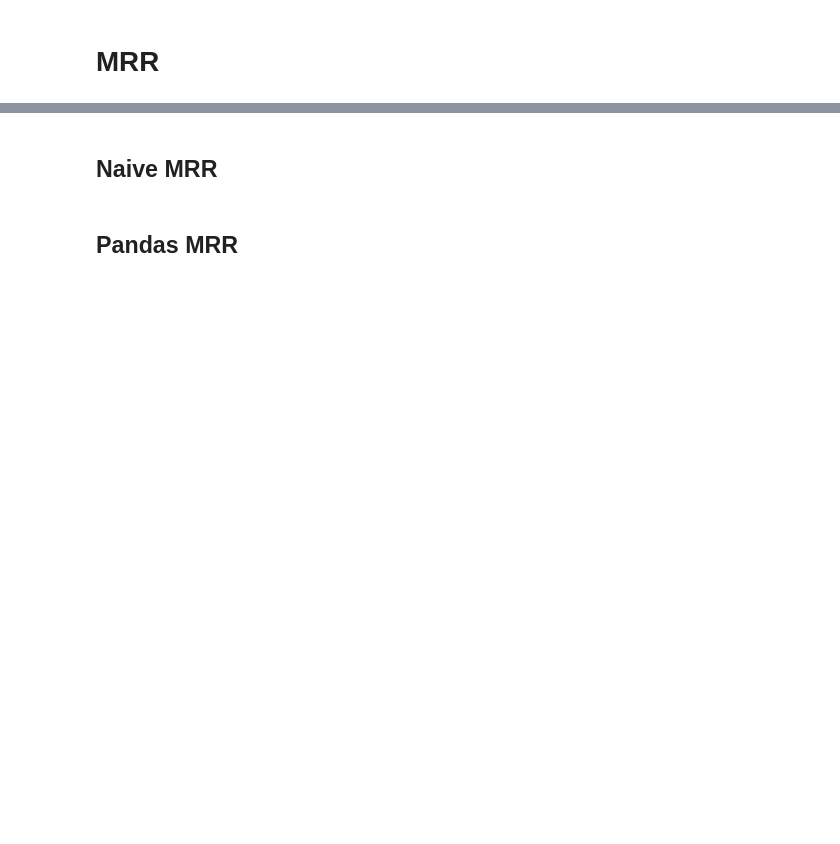
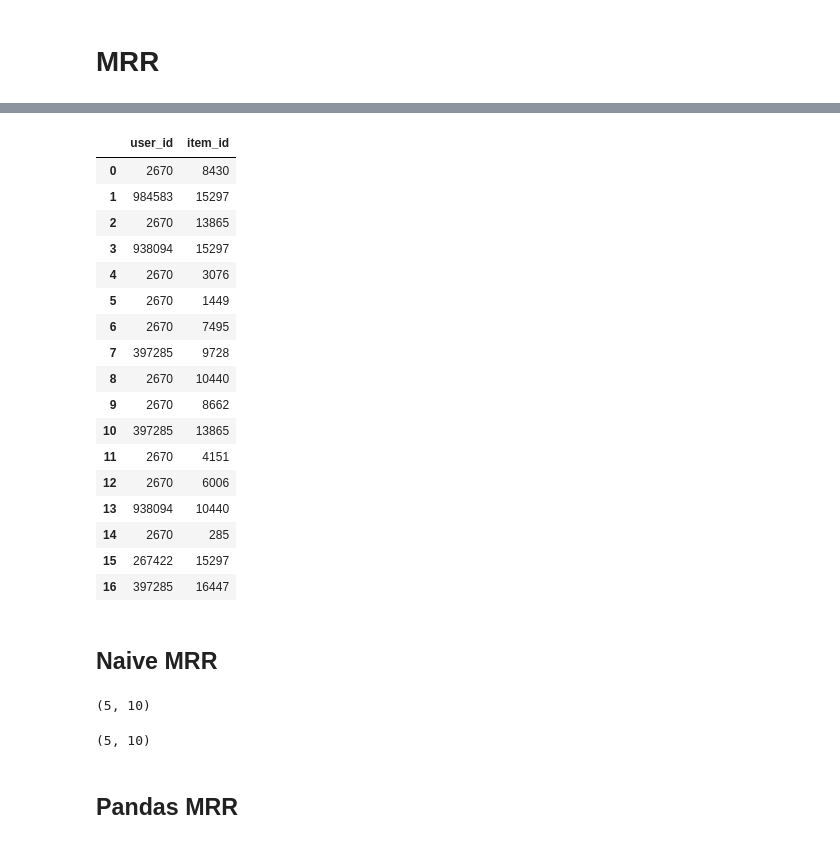
Before and after one commit to feldlime/RecoServiceTemplate, a Jupyter notebook: notebooks/homework2_2.ipynb, the cells around one changed output, grey strips where cells are left out. Cells and saved outputs as stored; diff of their text form; code cells hidden in the pictures; blank space fills up the shorter version.

```diff
--- a/notebooks/homework2_2.ipynb
+++ b/notebooks/homework2_2.ipynb
@@ -106,6 +182,33 @@ def generate_subsample(users_count, top_k):
 
     recs = np.random.choice(df[Columns.Item], size=(users_count, top_k))
     return df, users, recs
+# %%
+df, users, recs = generate_subsample(5, 10)
+# %%
+df
+# %% [output]
+|  | user_id | item_id |
+| 0 | 2670 | 8430 |
+| 1 | 984583 | 15297 |
+| 2 | 2670 | 13865 |
+| 3 | 938094 | 15297 |
+| 4 | 2670 | 3076 |
+| 5 | 2670 | 1449 |
+| 6 | 2670 | 7495 |
+| 7 | 397285 | 9728 |
+| 8 | 2670 | 10440 |
+| 9 | 2670 | 8662 |
+| 10 | 397285 | 13865 |
+| 11 | 2670 | 4151 |
+| 12 | 2670 | 6006 |
+| 13 | 938094 | 10440 |
+| 14 | 2670 | 285 |
+| 15 | 267422 | 15297 |
+| 16 | 397285 | 16447 |
 # %% [markdown]
 <h2>Naive MRR</h2>
+# %%
+recs.shape
+# %% [output]
+(5, 10)
 # %%
@@ -122,6 +227,10 @@ def mrr_naive(target, users, recs):
                 r = 0
         mrr.append(r)
     return sum(mrr)/len(users)
+# %%
+recs.shape
+# %% [output]
+(5, 10)
 # %% [markdown]
 <h2>Pandas MRR</h2>
 # %%
```
Also changed, not shown: parts of 21 cells of this notebook.
